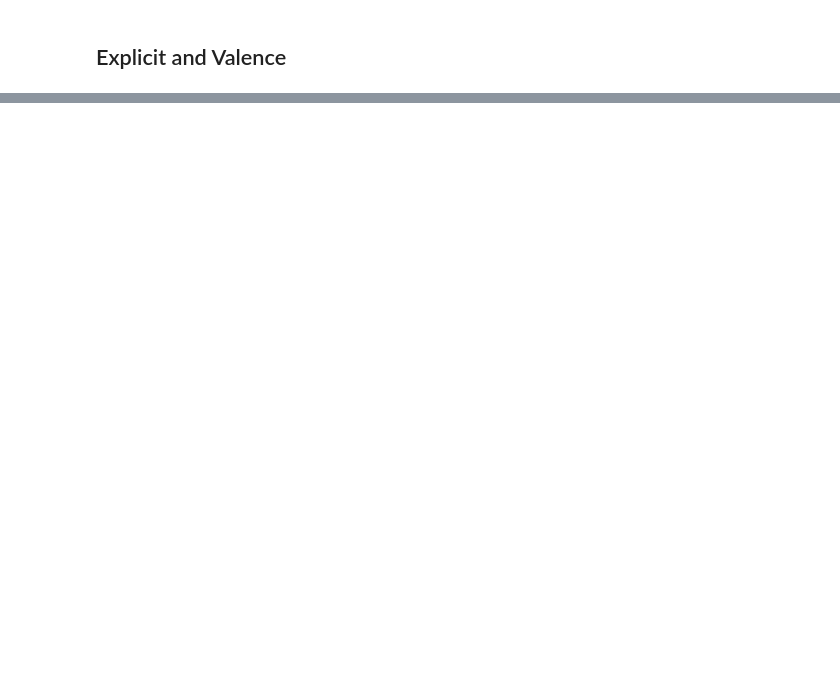
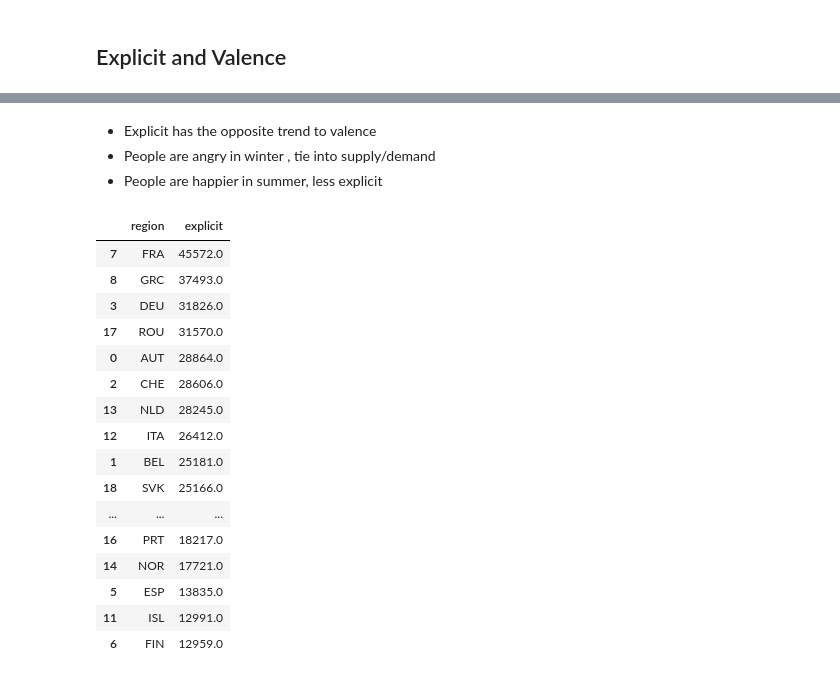
Before and after one commit to livvyton/weather-music-affect, a Jupyter notebook: analysis.ipynb, the cells around one changed output, grey strips where cells are left out. Saved outputs shown, nothing was run; the diff lists cells and outputs as text; code cells hidden in the pictures; blank space fills up the shorter version.

```diff
--- a/analysis.ipynb
+++ b/analysis.ipynb
@@ -112,3 +153,31 @@ fig = px.line(e, x='date', y='explicit',title='Overall Explicit Music Count')
 fig.show()
 # %% [output]
 [interactive output not drawn]
+# %% [markdown]
+- Explicit has the opposite trend to valence
+- People are angry in winter , tie into supply/demand
+- People are happier in summer, less explicit
+# %%
+meh= (df.groupby(['region'])
+       .agg({'explicit':'sum'})
+       .reset_index().sort_values('explicit', ascending=False))
+# %%
+meh
+# %% [output]
+|  | region | explicit |
+| 7 | FRA | 45572.0 |
+| 8 | GRC | 37493.0 |
+| 3 | DEU | 31826.0 |
+| 17 | ROU | 31570.0 |
+| 0 | AUT | 28864.0 |
+| 2 | CHE | 28606.0 |
+| 13 | NLD | 28245.0 |
+| 12 | ITA | 26412.0 |
+| 1 | BEL | 25181.0 |
+| 18 | SVK | 25166.0 |
+| ... | ... | ... |
+| 16 | PRT | 18217.0 |
+| 14 | NOR | 17721.0 |
+| 5 | ESP | 13835.0 |
+| 11 | ISL | 12991.0 |
+| 6 | FIN | 12959.0 |
```
Also changed, not shown: parts of 21 cells of this notebook.
